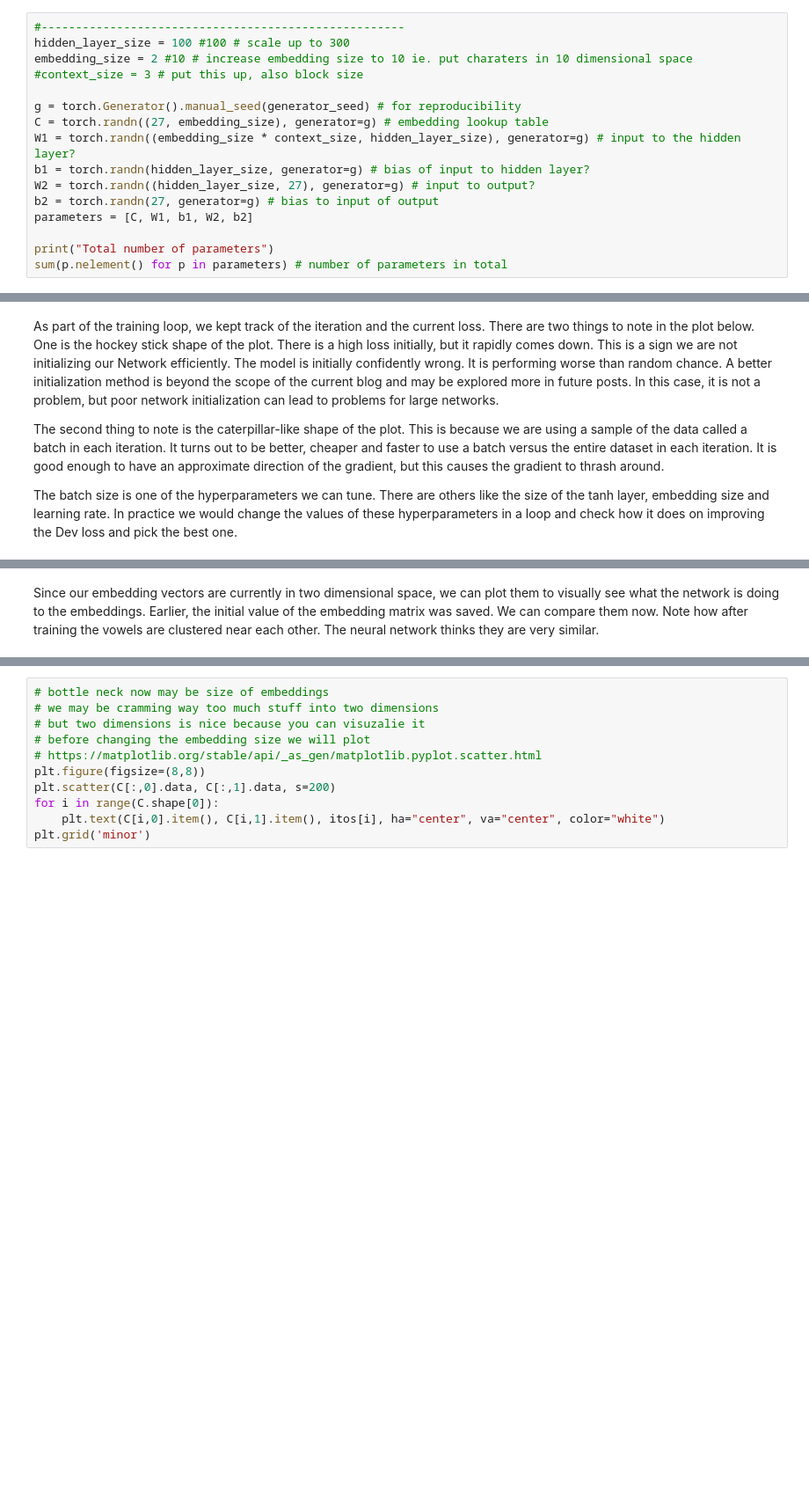
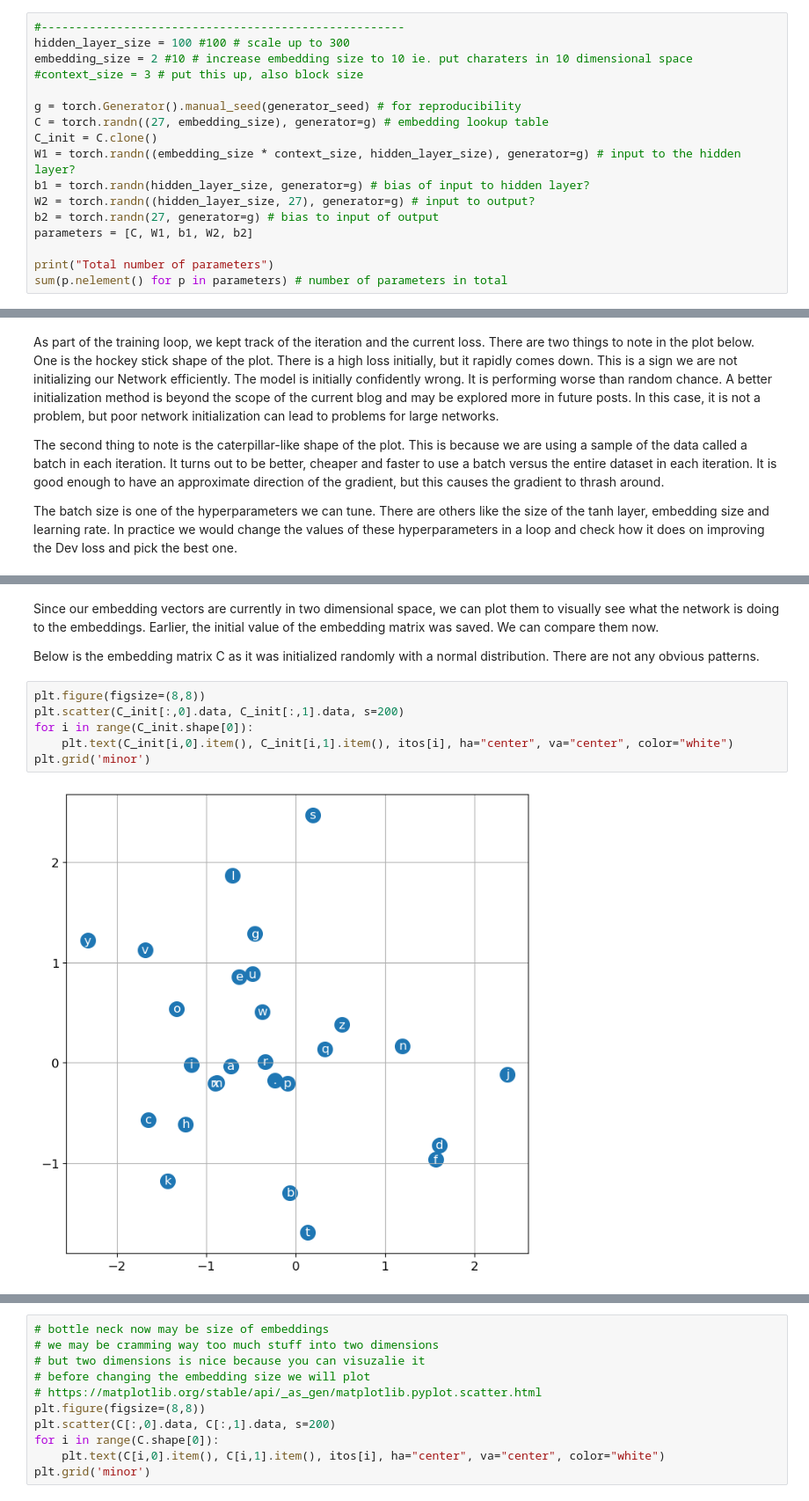
Before and after one commit to mattheweallen/special-memory, a Jupyter notebook: babys_first_language_model/babys_first_language_model.ipynb, the cells around one changed output, grey strips where cells are left out. Shown at 88% size. Drawn from its saved outputs; the diff is of its cells as text; blank space fills up the shorter version.

Commit message:
add plot of embeddings before training

```diff
--- a/babys_first_language_model/babys_first_language_model.ipynb
+++ b/babys_first_language_model/babys_first_language_model.ipynb
@@ -509,6 +508,7 @@ embedding_size = 2 #10 # increase embedding size to 10 ie. put charaters in 10 d
 
 g = torch.Generator().manual_seed(generator_seed) # for reproducibility
 C = torch.randn((27, embedding_size), generator=g) # embedding lookup table
+C_init = C.clone()
 W1 = torch.randn((embedding_size * context_size, hidden_layer_size), generator=g) # input to the hidden layer?
 b1 = torch.randn(hidden_layer_size, generator=g) # bias of input to hidden layer?
 W2 = torch.randn((hidden_layer_size, 27), generator=g) # input to output?
@@ -610,2 +610,12 @@ plt.plot(stepi, lossi)
 # %% [markdown]
-Since our embedding vectors are currently in two dimensional space, we can plot them to visually see what the network is doing to the embeddings. Earlier, the initial value of the embedding matrix was saved. We can compare them now. Note how after training the vowels are clustered near each other. The neural network thinks they are very similar.
+Since our embedding vectors are currently in two dimensional space, we can plot them to visually see what the network is doing to the embeddings. Earlier, the initial value of the embedding matrix was saved. We can compare them now.
+
+Below is the embedding matrix C as it was initialized randomly with a normal distribution. There are not any obvious patterns.
+# %%
+plt.figure(figsize=(8,8))
+plt.scatter(C_init[:,0].data, C_init[:,1].data, s=200)
+for i in range(C_init.shape[0]):
+    plt.text(C_init[i,0].item(), C_init[i,1].item(), itos[i], ha="center", va="center", color="white")
+plt.grid('minor')
+# %% [output]
+[figure, added]
```
Also changed, not shown: parts of 7 cells of this notebook.
